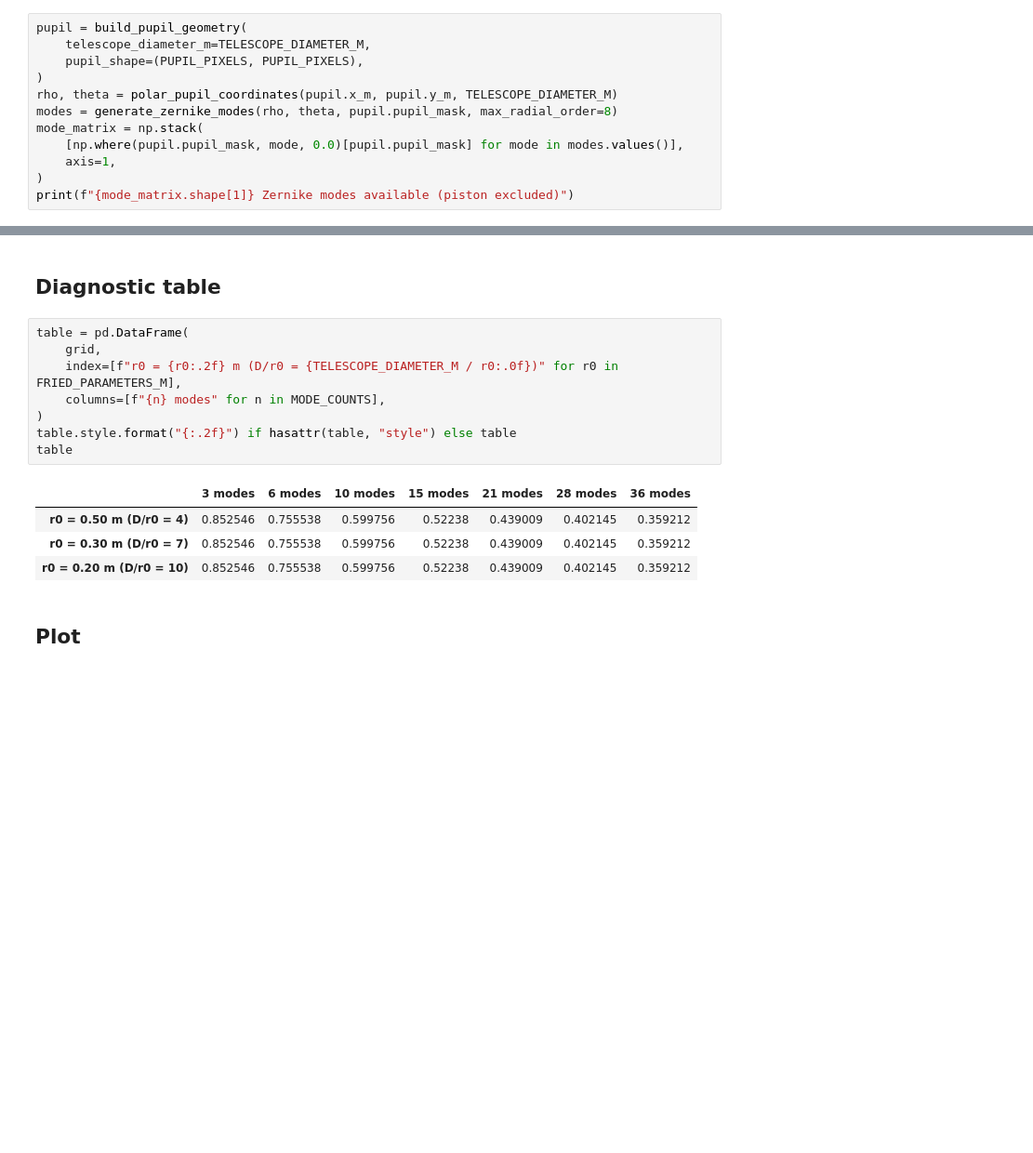
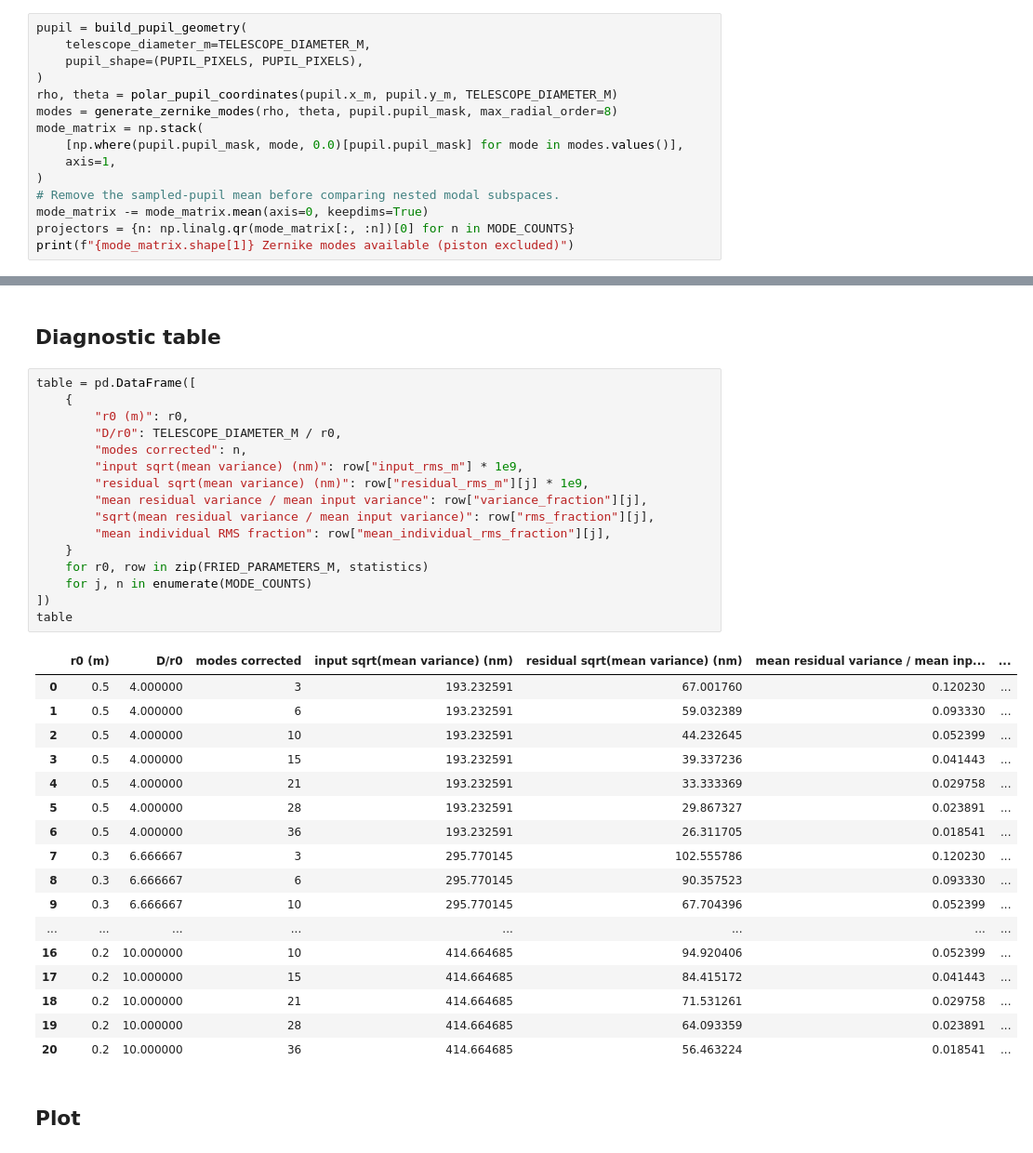
Before and after one commit to xhvoid/Shack-Hartmann-AO-Simulation, a Jupyter notebook: notebooks/studies/mode_order_sampling.ipynb, the cells around one changed output, grey strips where cells are left out. Shown at 93% size. Drawn from its saved outputs; the diff is of its cells as text; blank space fills up the shorter version.

```diff
--- a/notebooks/studies/mode_order_sampling.ipynb
+++ b/notebooks/studies/mode_order_sampling.ipynb
@@ -49,6 +51,9 @@ mode_matrix = np.stack(
     [np.where(pupil.pupil_mask, mode, 0.0)[pupil.pupil_mask] for mode in modes.values()],
     axis=1,
 )
+# Remove the sampled-pupil mean before comparing nested modal subspaces.
+mode_matrix -= mode_matrix.mean(axis=0, keepdims=True)
+projectors = {n: np.linalg.qr(mode_matrix[:, :n])[0] for n in MODE_COUNTS}
 print(f"{mode_matrix.shape[1]} Zernike modes available (piston excluded)")
 # %% [output]
 44 Zernike modes available (piston excluded)
@@ -87,18 +117,39 @@ grid = np.array(
 # %% [markdown]
 ## Diagnostic table
 # %%
-table = pd.DataFrame(
-    grid,
-    index=[f"r0 = {r0:.2f} m (D/r0 = {TELESCOPE_DIAMETER_M / r0:.0f})" for r0 in FRIED_PARAMETERS_M],
-    columns=[f"{n} modes" for n in MODE_COUNTS],
-)
-table.style.format("{:.2f}") if hasattr(table, "style") else table
+table = pd.DataFrame([
+    {
+        "r0 (m)": r0,
+        "D/r0": TELESCOPE_DIAMETER_M / r0,
+        "modes corrected": n,
+        "input sqrt(mean variance) (nm)": row["input_rms_m"] * 1e9,
+        "residual sqrt(mean variance) (nm)": row["residual_rms_m"][j] * 1e9,
+        "mean residual variance / mean input variance": row["variance_fraction"][j],
+        "sqrt(mean residual variance / mean input variance)": row["rms_fraction"][j],
+        "mean individual RMS fraction": row["mean_individual_rms_fraction"][j],
+    }
+    for r0, row in zip(FRIED_PARAMETERS_M, statistics)
+    for j, n in enumerate(MODE_COUNTS)
+])
 table
 # %% [output]
-|  | 3 modes | 6 modes | 10 modes | 15 modes | 21 modes | 28 modes | 36 modes |
-| r0 = 0.50 m (D/r0 = 4) | 0.852546 | 0.755538 | 0.599756 | 0.52238 | 0.439009 | 0.402145 | 0.359212 |
-| r0 = 0.30 m (D/r0 = 7) | 0.852546 | 0.755538 | 0.599756 | 0.52238 | 0.439009 | 0.402145 | 0.359212 |
-| r0 = 0.20 m (D/r0 = 10) | 0.852546 | 0.755538 | 0.599756 | 0.52238 | 0.439009 | 0.402145 | 0.359212 |
+|  | r0 (m) | D/r0 | modes corrected | input sqrt(mean variance) (nm) | residual sqrt(mean variance) (nm) | mean residual variance / mean inp... | ... |
+| 0 | 0.5 | 4.000000 | 3 | 193.232591 | 67.001760 | 0.120230 | ... |
+| 1 | 0.5 | 4.000000 | 6 | 193.232591 | 59.032389 | 0.093330 | ... |
+| 2 | 0.5 | 4.000000 | 10 | 193.232591 | 44.232645 | 0.052399 | ... |
+| 3 | 0.5 | 4.000000 | 15 | 193.232591 | 39.337236 | 0.041443 | ... |
+| 4 | 0.5 | 4.000000 | 21 | 193.232591 | 33.333369 | 0.029758 | ... |
+| 5 | 0.5 | 4.000000 | 28 | 193.232591 | 29.867327 | 0.023891 | ... |
+| 6 | 0.5 | 4.000000 | 36 | 193.232591 | 26.311705 | 0.018541 | ... |
+| 7 | 0.3 | 6.666667 | 3 | 295.770145 | 102.555786 | 0.120230 | ... |
+| 8 | 0.3 | 6.666667 | 6 | 295.770145 | 90.357523 | 0.093330 | ... |
+| 9 | 0.3 | 6.666667 | 10 | 295.770145 | 67.704396 | 0.052399 | ... |
+| ... | ... | ... | ... | ... | ... | ... | ... |
+| 16 | 0.2 | 10.000000 | 10 | 414.664685 | 94.920406 | 0.052399 | ... |
+| 17 | 0.2 | 10.000000 | 15 | 414.664685 | 84.415172 | 0.041443 | ... |
+| 18 | 0.2 | 10.000000 | 21 | 414.664685 | 71.531261 | 0.029758 | ... |
+| 19 | 0.2 | 10.000000 | 28 | 414.664685 | 64.093359 | 0.023891 | ... |
+| 20 | 0.2 | 10.000000 | 36 | 414.664685 | 56.463224 | 0.018541 | ... |
 # %% [markdown]
 ## Plot
 # %%
```
Also changed, not shown: parts of 5 cells of this notebook, 50 other files.
